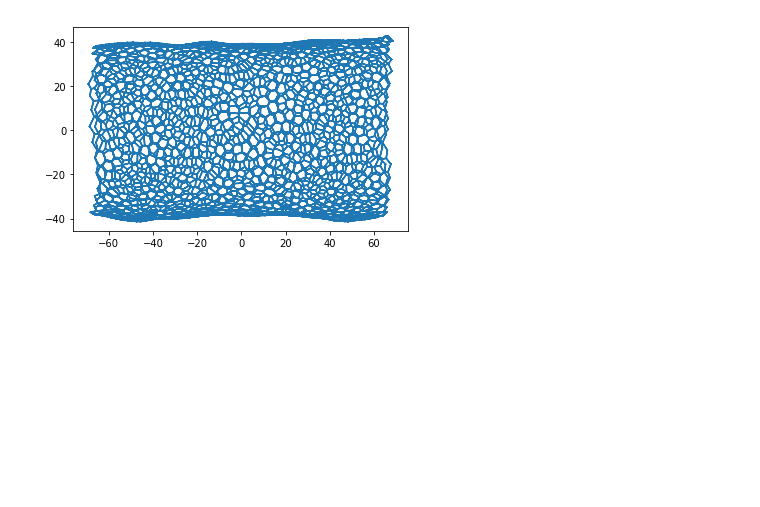
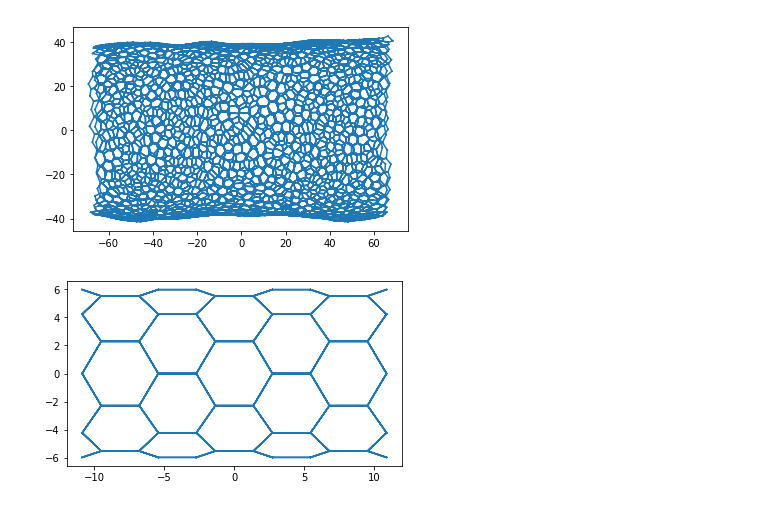
Before and after one commit to suzannelab/polarity, a Jupyter notebook: notebooks/polarity_salbreux.ipynb, the cells around one changed output. Drawn from its saved outputs; the diff is of its cells as text; code cells hidden in the pictures; blank space fills up the shorter version.

```diff
--- a/notebooks/polarity_salbreux.ipynb
+++ b/notebooks/polarity_salbreux.ipynb
@@ -86,7 +40,7 @@ EllipsoidBModel = model_factory(
 
 model = EllipsoidBModel
 # %%
-dsets = hdf5.load_datasets('../../tyssue/doc/examples/before_apoptosis.hf5',
+"""dsets = hdf5.load_datasets('../../tyssue/tyssue/stores/before_apoptosis.hf5',
                            data_names=['vert', 'edge', 'face'])
 
 
@@ -97,7 +51,24 @@ sheet = Sheet('emin', dsets, specs)
 sheet.settings['threshold_length'] = 1e-3
 sheet.vert_df['radial_tension'] = 0.
 
-fig, ax = quick_edge_draw(sheet, coords=list('zx'))
+fig, ax = quick_edge_draw(sheet, coords=list('zx'))"""
 # %% [output]
 [figure]
+# %%
+from tyssue.stores import stores_dir
+from tyssue.config.geometry import cylindrical_sheet
+
+h5store = os.path.join(stores_dir, "small_hexagonal.hf5")
+
+datasets = hdf5.load_datasets(h5store, data_names=["face", "vert", "edge"])
+specs = cylindrical_sheet()
+sheet = Sheet("emin", datasets, specs)
+
+# Modify some initial value
+sheet.settings['threshold_length'] = 1e-3
+sheet.vert_df['radial_tension'] = 0.
+
+fig, ax = quick_edge_draw(sheet, coords=list('zx'))
+# %% [output]
+[figure, added]
 # %%
```
Also changed, not shown: parts of 20 cells of this notebook.
